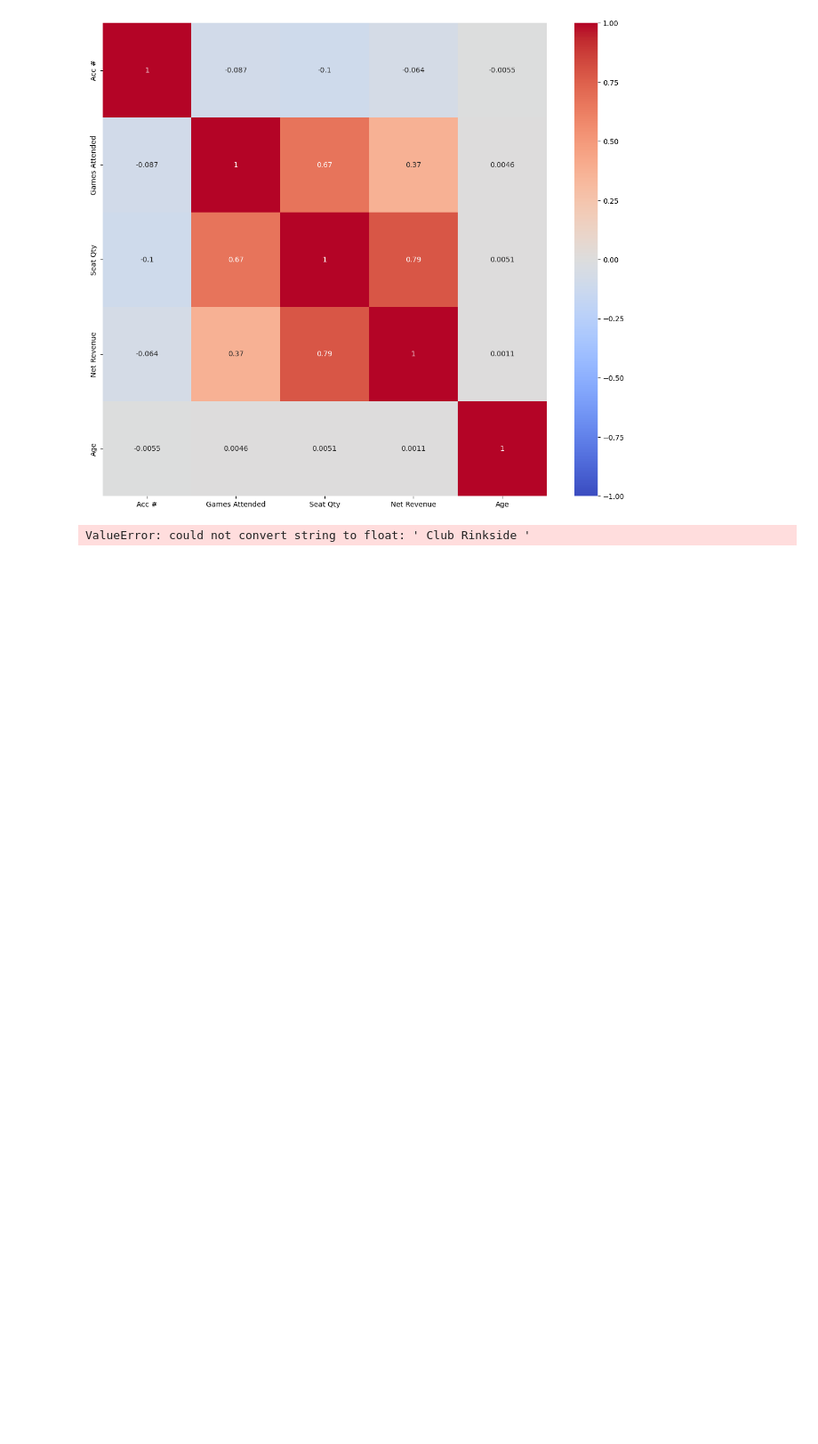
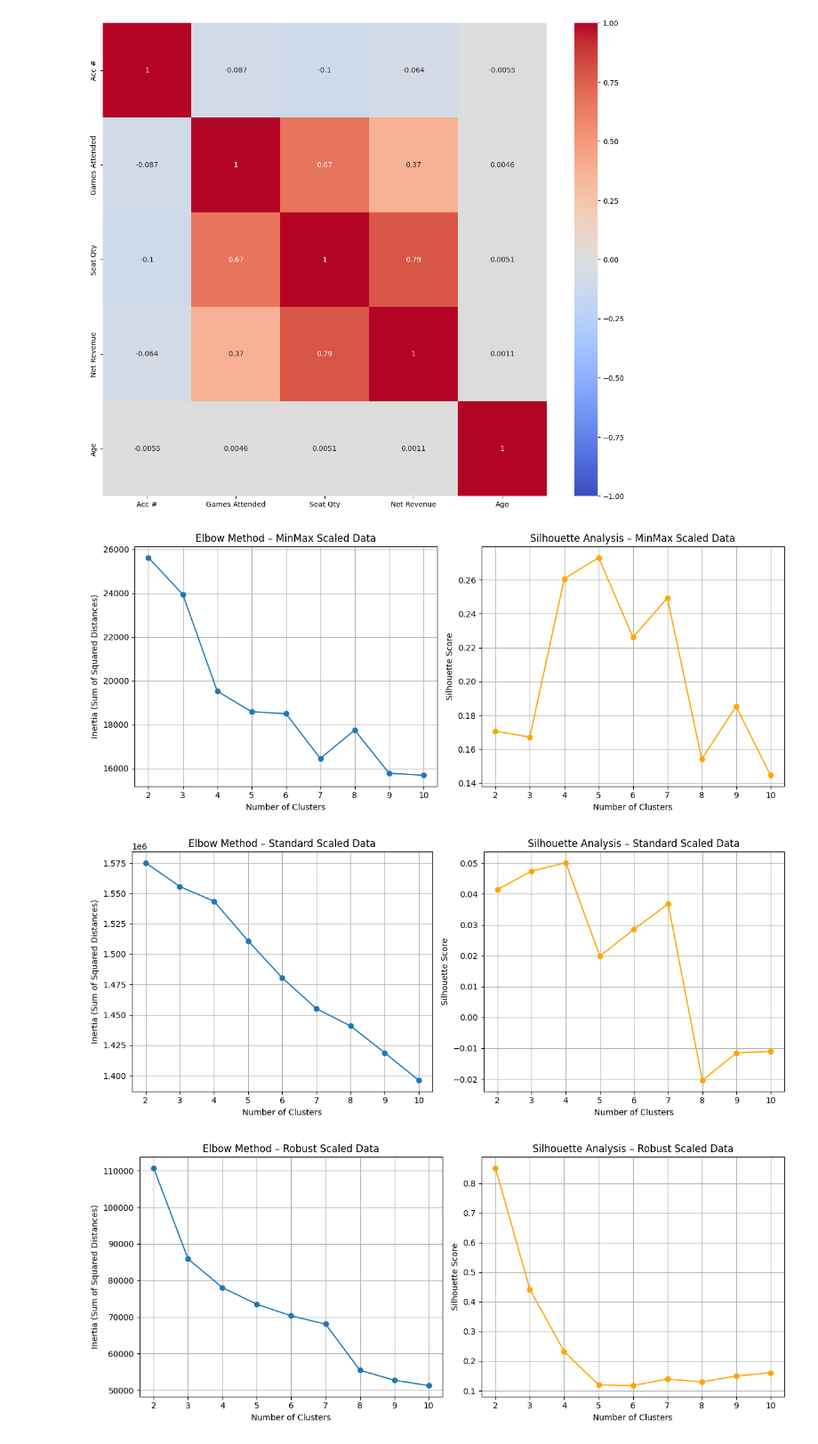
Before and after one commit to mn42899/data_scienceii, a Jupyter notebook: group_project.ipynb, the cells around one changed output. Shown at 89% size. Saved outputs shown, nothing was run; the diff lists cells and outputs as text; code cells hidden in the pictures; blank space fills up the shorter version.

```diff
--- a/group_project.ipynb
+++ b/group_project.ipynb
@@ -76,3 +76,5 @@ print(accounts.columns)
 Index(['Acc #', 'Games Attended', 'Seat Qty', 'Net Revenue',
        ' Most Common Section ', 'Region', 'Gender', 'Age'],
       dtype='object')
+# %%
+accounts['Most Common Section'] = accounts[' Most Common Section ']
@@ -84,8 +118,68 @@ sns.heatmap(corr_matrix, annot=True, vmin=-1, vmax=1, cmap='coolwarm')
 plt.show()
 # %% [output]
 [figure]
-# %%
-robust_scaler = RobustScaler()
-robust_df = robust_scaler.fit_transform(accounts)
-# %% [output]
-ValueError: could not convert string to float: ' Club Rinkside '
+# %%
+# Fill NaN values with the median of each column
+encoded_accounts_df = encoded_accounts_df.fillna(encoded_accounts_df.median())
+# %%
+robust_scaler = RobustScaler()
+robust_df = robust_scaler.fit_transform(encoded_accounts_df)
+
+minmax_scaler = MinMaxScaler()
+minmax_df = minmax_scaler.fit_transform(encoded_accounts_df)
+
+standard_scaler = StandardScaler()
+standard_df = standard_scaler.fit_transform(encoded_accounts_df)
+# %%
+# Define a function to run the Elbow Method and Silhouette Analysis for a given dataset
+def elbow_silhouette_analysis(scaled_data, title):
+    # Range of clusters to evaluate
+    range_n_clusters = range(2, 11)
+
+    # Lists to store the results
+    inertia = []  # For Elbow Method
+    silhouette_scores = []  # For Silhouette Analysis
+
+    # Loop over the range of cluster numbers
+    for n_clusters in range_n_clusters:
+        # Initialize KMeans model
+        kmeans = KMeans(n_clusters=n_clusters, init='k-means++', random_state=42)
+        kmeans.fit(scaled_data)
+
+        # Elbow method: store inertia
+        inertia.append(kmeans.inertia_)
+
+        # Silhouette analysis: calculate silhouette score
+        cluster_labels = kmeans.labels_
+        silhouette_avg = silhouette_score(scaled_data, cluster_labels)
+        silhouette_scores.append(silhouette_avg)
+
+    # Plot Elbow Method
+    plt.figure(figsize=(12, 5))
+    plt.subplot(1, 2, 1)
+    plt.plot(range_n_clusters, inertia, marker='o')
+    plt.title(f"Elbow Method – {title}")
+    plt.xlabel("Number of Clusters")
+    plt.ylabel("Inertia (Sum of Squared Distances)")
+    plt.grid(True)
+
+    # Plot Silhouette Analysis
+    plt.subplot(1, 2, 2)
+    plt.plot(range_n_clusters, silhouette_scores, marker='o', color='orange')
+    plt.title(f"Silhouette Analysis – {title}")
+    plt.xlabel("Number of Clusters")
+    plt.ylabel("Silhouette Score")
+    plt.grid(True)
+
+    # Adjust Layout and display plots
+    plt.tight_layout()
+    plt.show()
+
+# Run the analysis for each scaled dataset
+elbow_silhouette_analysis(minmax_df, "MinMax Scaled Data")
+elbow_silhouette_analysis(standard_df, "Standard Scaled Data")
+elbow_silhouette_analysis(robust_df, "Robust Scaled Data")
+# %% [output]
+[figure, added]
+[figure, added]
+[figure, added]
```
Also changed, not shown: parts of 5 cells of this notebook.
